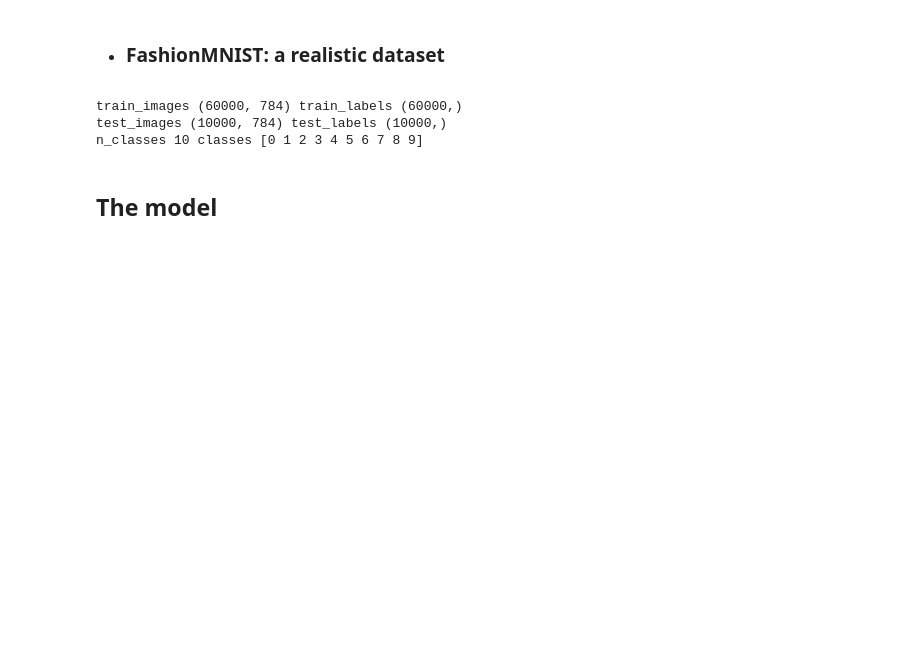
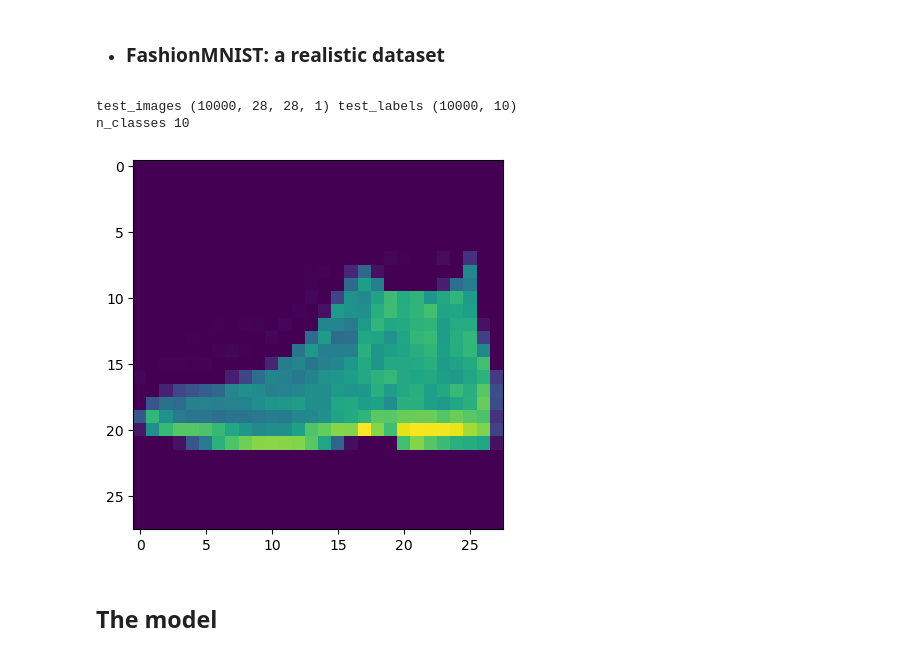
Before and after one commit to paulbarbier/adversarial-attacks-on-generative-classifiers, a Jupyter notebook: code/generative-classifiers.ipynb, the cells around one changed output. Drawn from its saved outputs; the diff is of its cells as text; code cells hidden in the pictures; blank space fills up the shorter version.

```diff
--- a/code/generative-classifiers.ipynb
+++ b/code/generative-classifiers.ipynb
@@ -79,11 +83,14 @@ fashion_mnist_train_ds = FashionMNIST(
     './data/',
     download=True,
     train=True,
-    transform=FlattenAndCast(),
+    transform=TransformImage(),
 )
 n_train_images = len(fashion_mnist_train_ds.data)
 classes = np.unique(fashion_mnist_train_ds.targets)
 n_classes = len(classes)
+
+args['n_classes'] = n_classes
+args['n_train_images'] = n_train_images
 
 fashion_mnist_test_ds = FashionMNIST(
     './data/',
@@ -100,20 +107,27 @@ fashion_mnist_train_dl = NumpyLoader(
 )
 
 # Get the full train dataset (for checking accuracy while training)
-train_images = jnp.array(fashion_mnist_train_ds.data).reshape(n_train_images, -1)
-train_labels = jnp.array(fashion_mnist_train_ds.targets)
-print("train_images", train_images.shape, "train_labels", train_labels.shape)
+#train_images = jnp.array(fashion_mnist_train_ds.data, dtype=jnp.float32).reshape(-1, 28, 28, 1)/255.0
+#train_labels = one_hot(jnp.array(fashion_mnist_train_ds.targets, dtype=jnp.float32), n_classes)
+#print("train_images", train_images.shape, "train_labels", train_labels.shape)
 
 # Get full test dataset
-test_images = jnp.array(fashion_mnist_test_ds.data.numpy().reshape(n_test_images, -1))
-test_labels = jnp.array(fashion_mnist_test_ds.targets)
+test_images = jnp.array(fashion_mnist_test_ds.data, dtype=jnp.float32).reshape(-1, 28, 28, 1)/255.0
+test_labels = one_hot(jnp.array(fashion_mnist_test_ds.targets, dtype=jnp.float32), n_classes)
 print("test_images", test_images.shape, "test_labels", test_labels.shape)
 
-print("n_classes", n_classes, "classes", classes)
+print("n_classes", n_classes)
 # %% [output]
-train_images (60000, 784) train_labels (60000,)
-test_images (10000, 784) test_labels (10000,)
-n_classes 10 classes [0 1 2 3 4 5 6 7 8 9]
+test_images (10000, 28, 28, 1) test_labels (10000, 10)
+n_classes 10
+# %%
+def plot_image(image):
+    plt.imshow((image.reshape(28, 28) * 255).astype(np.uint8), interpolation='nearest')
+    plt.show()
+
+plot_image(test_images[0,...])
+# %% [output]
+[figure, added]
 # %% [markdown]
 ## The model
 # %% [markdown]
```
Also changed, not shown: parts of 31 cells of this notebook.
